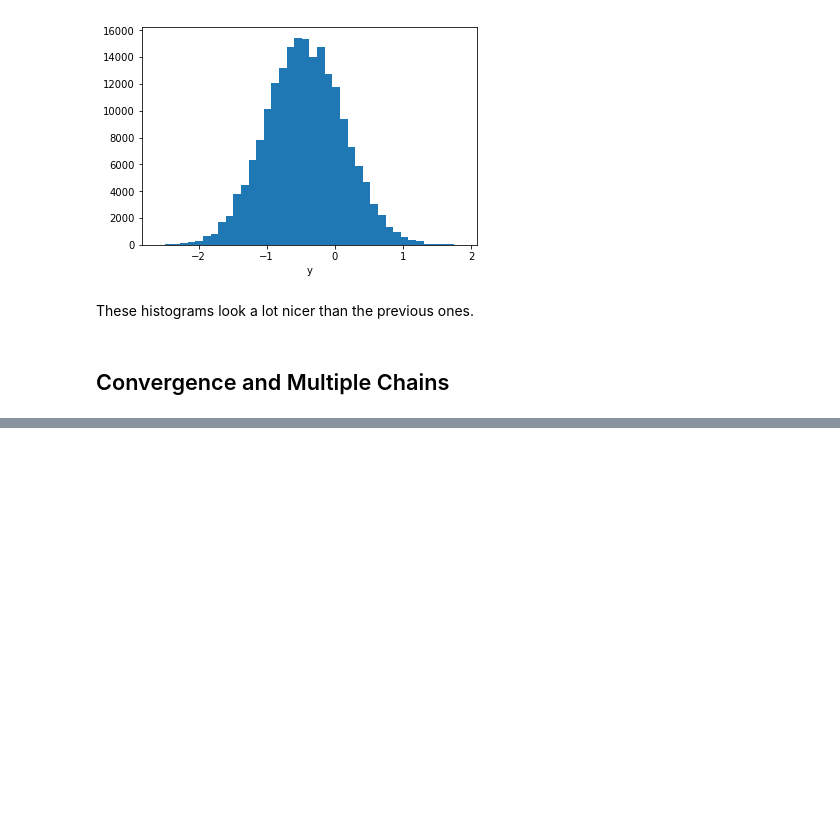
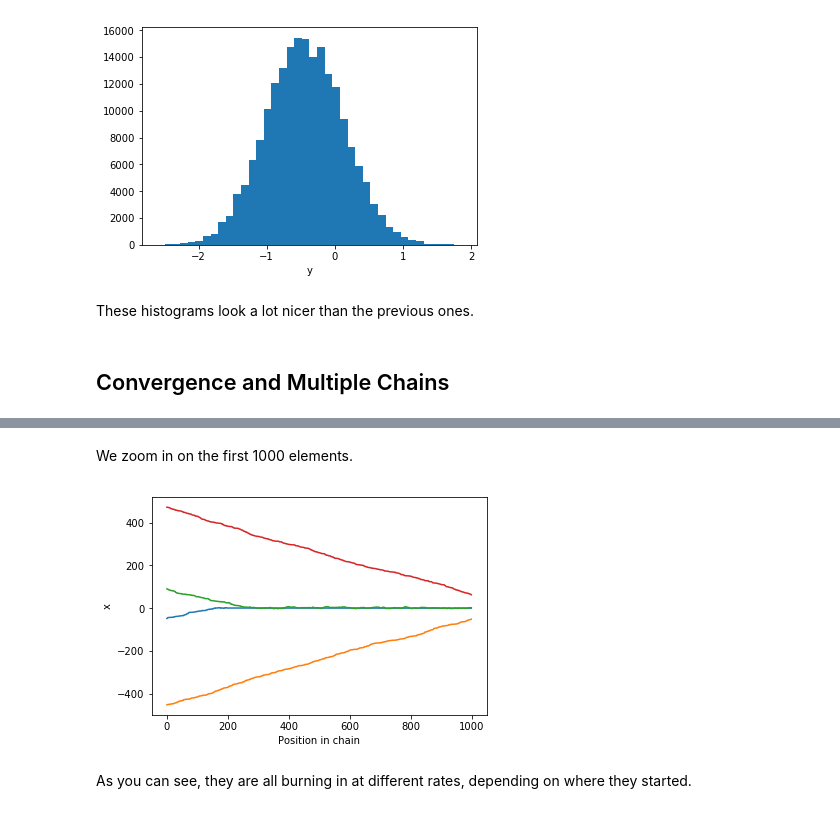
Before and after one commit to dparkins/MCMC-chain-analysis, a Jupyter notebook: MCMC_chain_analysis.ipynb, the cells around one changed output, grey strips where cells are left out. Saved outputs shown, nothing was run; the diff lists cells and outputs as text; code cells hidden in the pictures; blank space fills up the shorter version.

```diff
--- a/MCMC_chain_analysis.ipynb
+++ b/MCMC_chain_analysis.ipynb
@@ -209,0 +247,12 @@ These histograms look a lot nicer than the previous ones.
+# %% [markdown]
+We zoom in on the first 1000 elements.
+# %%
+for ichain in range(0,4):
+    index = np.arange(0,1000)
+    plt.plot(index,chains[ichain][:1000,0])
+    plt.xlabel('Position in chain')
+    plt.ylabel('x')
+# %% [output]
+[figure, added]
+# %% [markdown]
+As you can see, they are all burning in at different rates, depending on where they started.
```
Also changed, not shown: parts of 4 cells of this notebook, 5 other files.
